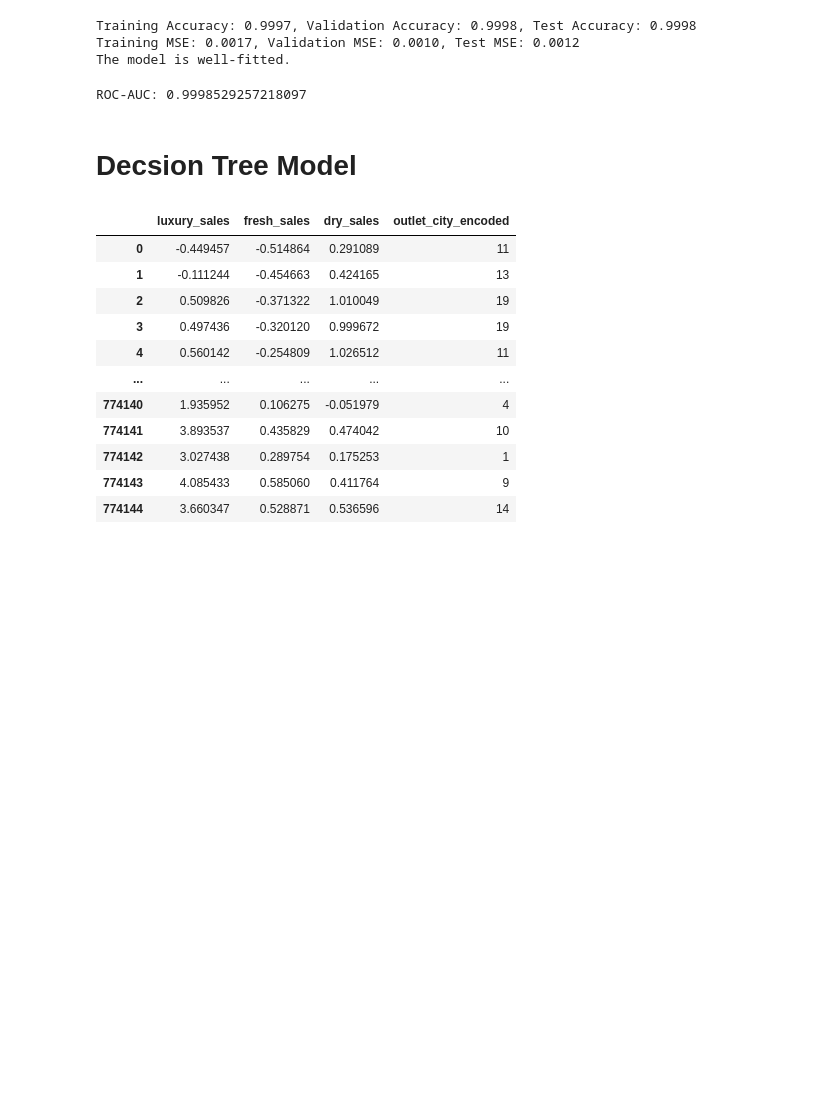
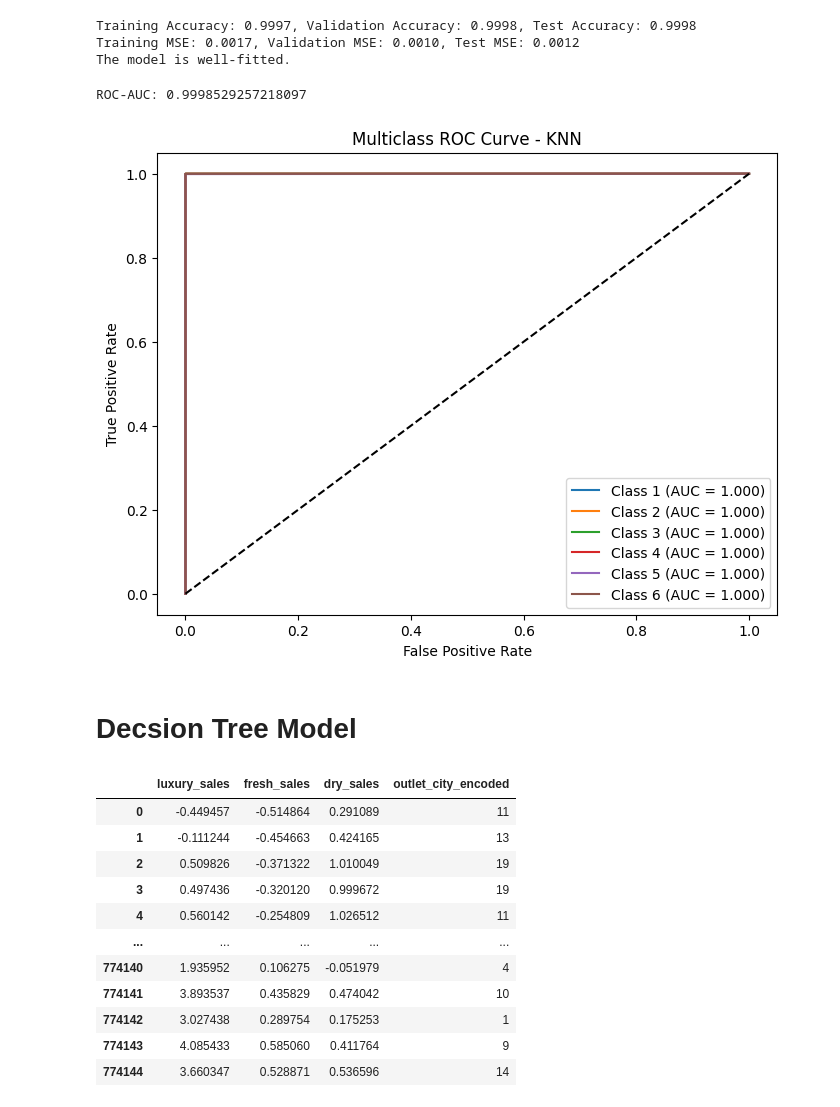
Before and after one commit to Insight-Syndicate/DSPL_GCW, a Jupyter notebook: Model_building.ipynb, the cells around one changed output. Drawn from its saved outputs; the diff is of its cells as text; code cells hidden in the pictures; blank space fills up the shorter version.

```diff
--- a/Model_building.ipynb
+++ b/Model_building.ipynb
@@ -888,6 +890,34 @@ roc_auc = roc_auc_score(y_test_bin, y_pred, average='macro', multi_class='ovr')
 print(f"ROC-AUC: {roc_auc}")
 # %% [output]
 ROC-AUC: 0.9998529257218097
+# %%
+from sklearn.metrics import roc_auc_score, roc_curve
+from sklearn.preprocessing import label_binarize
+import matplotlib.pyplot as plt
+
+# Convert y_test to a binarized format (One-vs-Rest)
+y_val_binarized = label_binarize(y_val, classes=knn_model.classes_)
+
+# Get probability scores for all classes using X_val
+y_probs = knn_model.predict_proba(X_val)
+
+# Plot ROC Curve for each class
+plt.figure(figsize=(8, 6))
+
+for i in range(y_val_binarized.shape[1]):  # Loop through each class
+    fpr, tpr, _ = roc_curve(y_val_binarized[:, i], y_probs[:, i])
+    auc_score = roc_auc_score(y_val_binarized[:, i], y_probs[:, i])
+    plt.plot(fpr, tpr, label=f'Class {knn_model.classes_[i]} (AUC = {auc_score:.3f})')
+
+# Plot settings
+plt.plot([0, 1], [0, 1], 'k--')
+plt.xlabel('False Positive Rate')
+plt.ylabel('True Positive Rate')
+plt.title('Multiclass ROC Curve - KNN')
+plt.legend()
+plt.show()
+# %% [output]
+[figure, added]
 # %% [markdown]
 # **Decsion Tree Model**
 # %%
```
Also changed, not shown: parts of 10 cells of this notebook.
